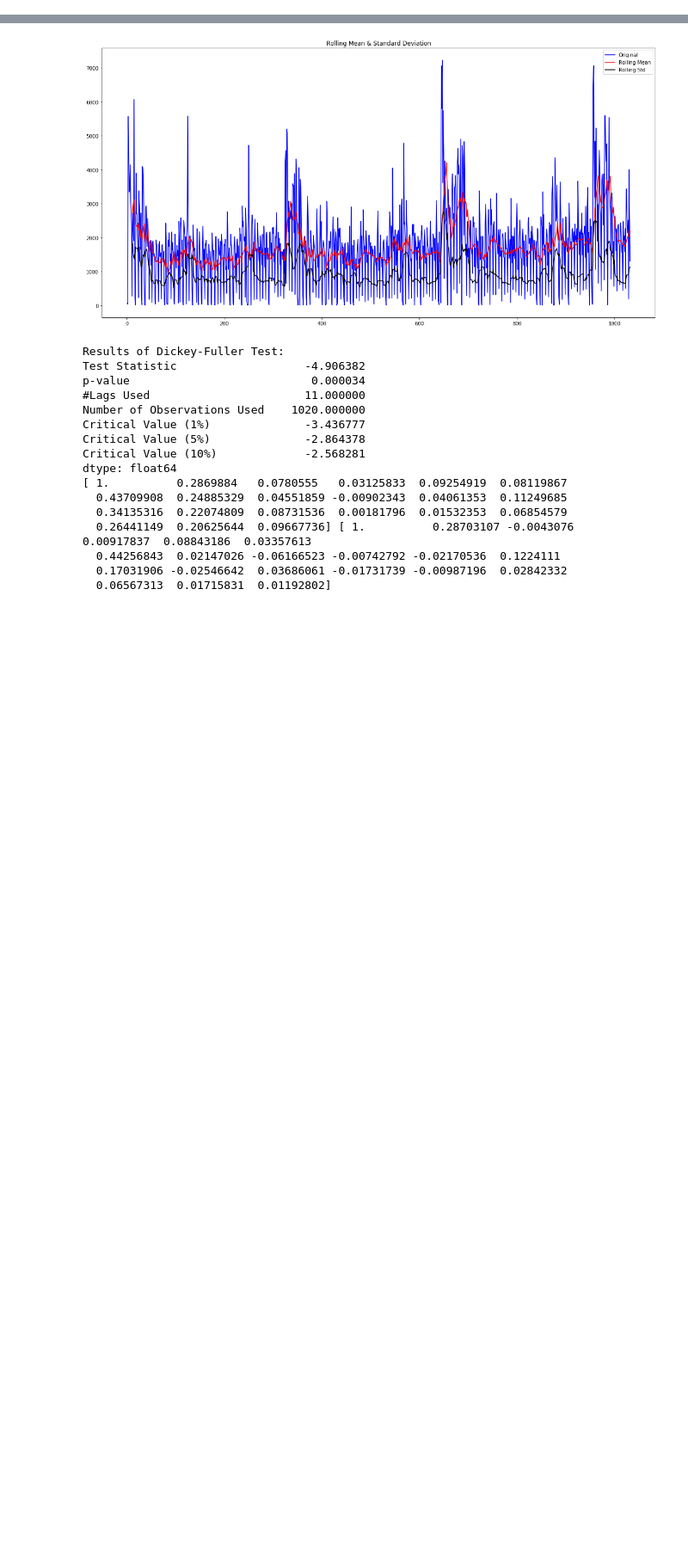
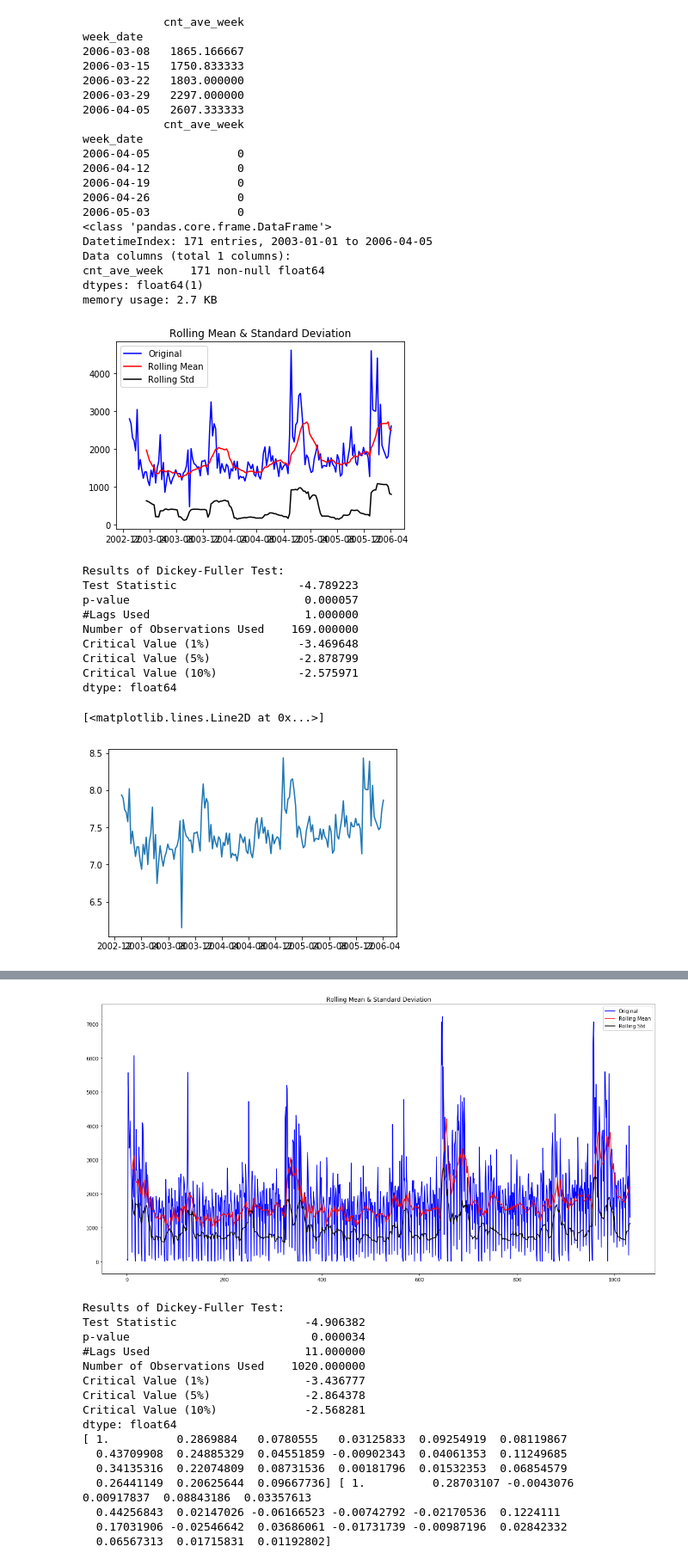
Before and after one commit to EchanHe/yancheng, a Jupyter notebook: data_manipulation.ipynb, the cells around one changed output, grey strips where cells are left out. Shown: that part at 86% size. Cells and saved outputs as stored; diff of their text form; code cells hidden in the pictures; blank space fills up the shorter version.

```diff
--- a/data_manipulation.ipynb
+++ b/data_manipulation.ipynb
@@ -115,0 +350,47 @@ by_date.head()
+# %%
+print(data_train_weekly.tail())
+print(test_a_weekly.head())
+data_train_weekly.info()
+#time series data
+ts = data_train_weekly['cnt_ave_week']
+
+#plt.plot(ts)
+test_stationarity(ts)
+ts_log = np.log(ts)
+
+from statsmodels.tsa.seasonal import seasonal_decompose
+decomposition = seasonal_decompose(ts_log)
+plt.plot(ts_log)
+# %% [output]
+            cnt_ave_week
+week_date
+2006-03-08   1865.166667
+2006-03-15   1750.833333
+2006-03-22   1803.000000
+2006-03-29   2297.000000
+2006-04-05   2607.333333
+            cnt_ave_week
+week_date
+2006-04-05             0
+2006-04-12             0
+2006-04-19             0
+2006-04-26             0
+2006-05-03             0
+<class 'pandas.core.frame.DataFrame'>
+DatetimeIndex: 171 entries, 2003-01-01 to 2006-04-05
+Data columns (total 1 columns):
+cnt_ave_week    171 non-null float64
+dtypes: float64(1)
+memory usage: 2.7 KB
+[figure, added]
+Results of Dickey-Fuller Test:
+Test Statistic                  -4.789223
+p-value                          0.000057
+#Lags Used                       1.000000
+Number of Observations Used    169.000000
+Critical Value (1%)             -3.469648
+Critical Value (5%)             -2.878799
+Critical Value (10%)            -2.575971
+dtype: float64
+[<matplotlib.lines.Line2D at 0x...>]
+[figure, added]
```
Also changed, not shown: parts of 24 cells of this notebook, 1 other file.
